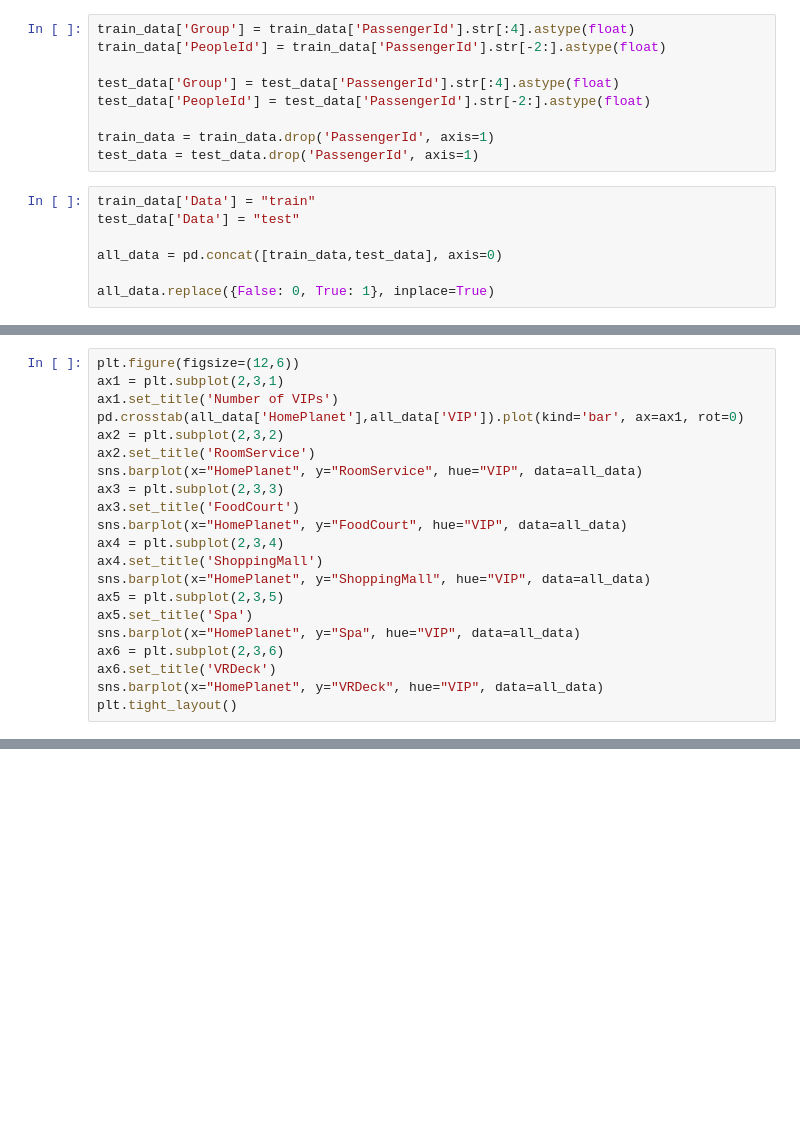
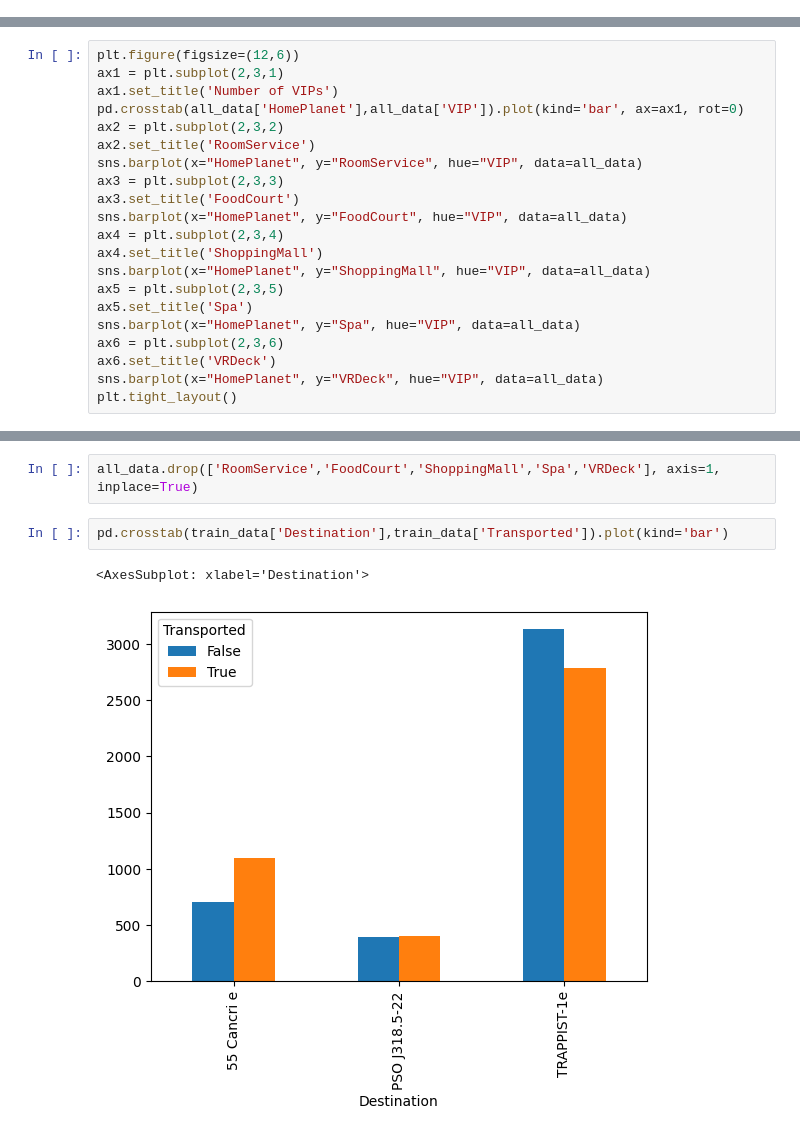
Before and after one commit to friskyspock/spaceship-titanic, a Jupyter notebook: analysis2.ipynb, the cells around one changed output, grey strips where cells are left out. Saved outputs shown, nothing was run; the diff lists cells and outputs as text; blank space fills up the shorter version.

```diff
--- a/analysis2.ipynb
+++ b/analysis2.ipynb
@@ -5,19 +5,3 @@ import matplotlib.pyplot as plt
 # %%
 train_data = pd.read_csv('train.csv')
 test_data = pd.read_csv('test.csv')
-# %%
-train_data['Group'] = train_data['PassengerId'].str[:4].astype(float)
-train_data['PeopleId'] = train_data['PassengerId'].str[-2:].astype(float)
-
-test_data['Group'] = test_data['PassengerId'].str[:4].astype(float)
-test_data['PeopleId'] = test_data['PassengerId'].str[-2:].astype(float)
-
-train_data = train_data.drop('PassengerId', axis=1)
-test_data = test_data.drop('PassengerId', axis=1)
-# %%
-train_data['Data'] = "train"
-test_data['Data'] = "test"
-
-all_data = pd.concat([train_data,test_data], axis=0)
-
-all_data.replace({False: 0, True: 1}, inplace=True)
@@ -152,0 +76,7 @@ test_data.to_csv('cleaned_test.csv', index=False)
+# %%
+all_data.drop(['RoomService','FoodCourt','ShoppingMall','Spa','VRDeck'], axis=1, inplace=True)
+# %%
+pd.crosstab(train_data['Destination'],train_data['Transported']).plot(kind='bar')
+# %% [output]
+<AxesSubplot: xlabel='Destination'>
+[figure, added]
```
Also changed, not shown: parts of 16 cells of this notebook, 9 other files.
